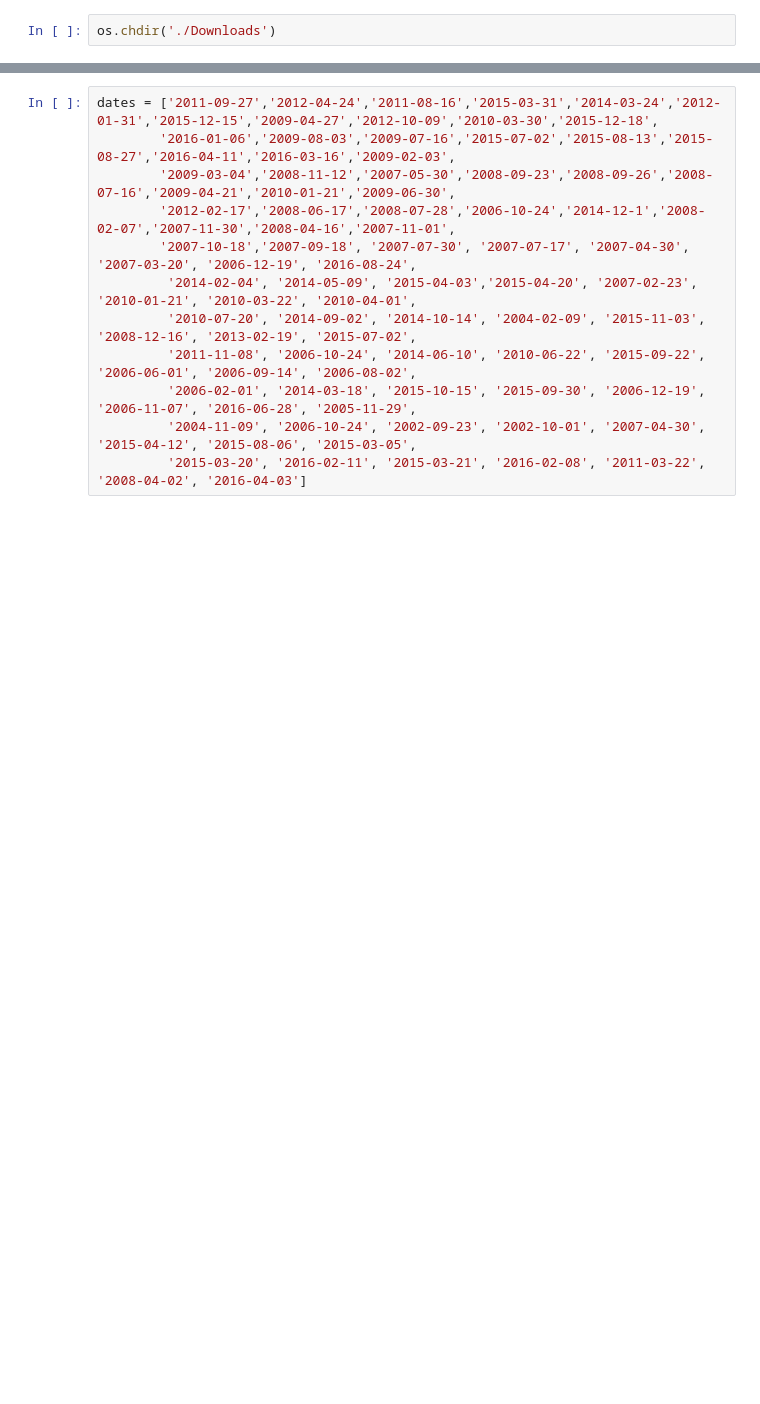
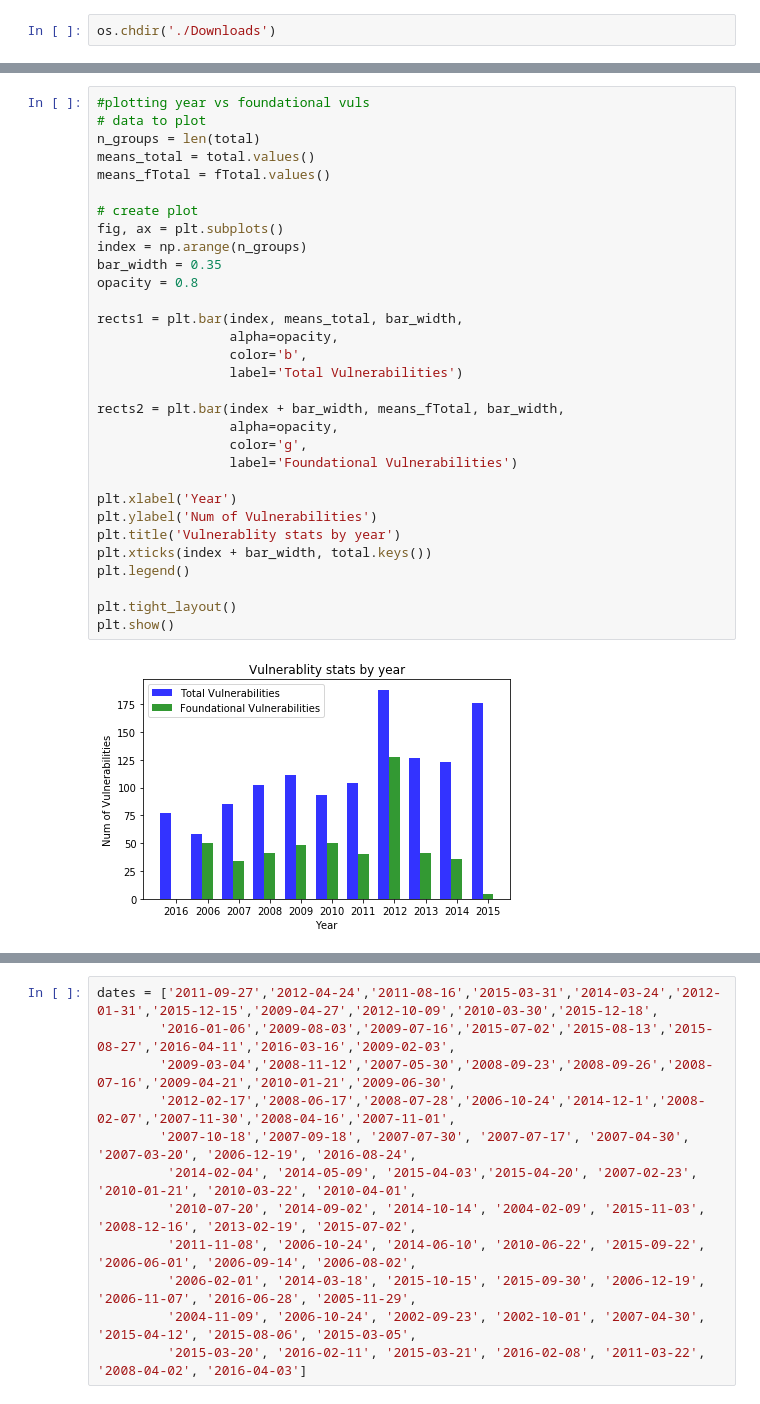
Before and after one commit to bala8/CSE-227, a Jupyter notebook: FirefoxCVEReader.ipynb, the cells around one changed output, grey strips where cells are left out. Drawn from its saved outputs; the diff is of its cells as text; blank space fills up the shorter version.

Commit message:
changes to year wise trends

```diff
--- a/FirefoxCVEReader.ipynb
+++ b/FirefoxCVEReader.ipynb
@@ -29,0 +82,33 @@ def foundationalTotal(filename,year):
+# %%
+#plotting year vs foundational vuls
+# data to plot
+n_groups = len(total)
+means_total = total.values()
+means_fTotal = fTotal.values()
+
+# create plot
+fig, ax = plt.subplots()
+index = np.arange(n_groups)
+bar_width = 0.35
+opacity = 0.8
+
+rects1 = plt.bar(index, means_total, bar_width,
+                 alpha=opacity,
+                 color='b',
+                 label='Total Vulnerabilities')
+
+rects2 = plt.bar(index + bar_width, means_fTotal, bar_width,
+                 alpha=opacity,
+                 color='g',
+                 label='Foundational Vulnerabilities')
+
+plt.xlabel('Year')
+plt.ylabel('Num of Vulnerabilities')
+plt.title('Vulnerablity stats by year')
+plt.xticks(index + bar_width, total.keys())
+plt.legend()
+
+plt.tight_layout()
+plt.show()
+# %% [output]
+[figure, added]
```
Also changed, not shown: parts of 48 cells of this notebook.
